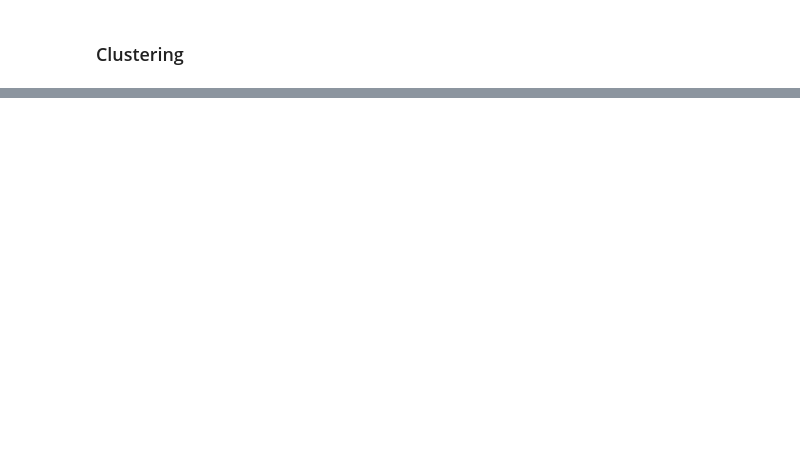
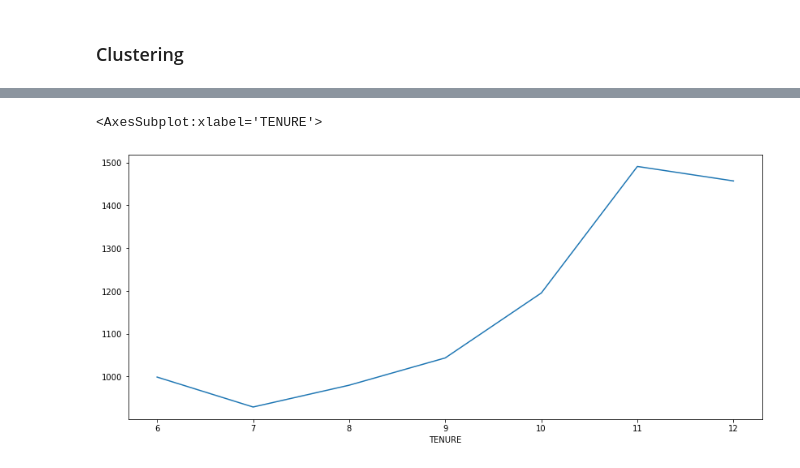
Before and after one commit to grappeefruitt/schulich_data_science, a Jupyter notebook: Fall 2023/assignment2.ipynb, the cells around one changed output, grey strips where cells are left out. Saved outputs shown, nothing was run; the diff lists cells and outputs as text; code cells hidden in the pictures; blank space fills up the shorter version.

```diff
--- a/Fall 2023/assignment2.ipynb
+++ b/Fall 2023/assignment2.ipynb
@@ -297,5 +305,8 @@ average_curves
 # %%
-average_curves['12'].plot()
+average_curves['BALANCE'].plot()
+# %% [output]
+<AxesSubplot:xlabel='TENURE'>
+[figure, added]
 # %%
 avg_curves_norm = average_curves/average_curves.mean()
 # %%
```
Also changed, not shown: parts of 27 cells of this notebook.
